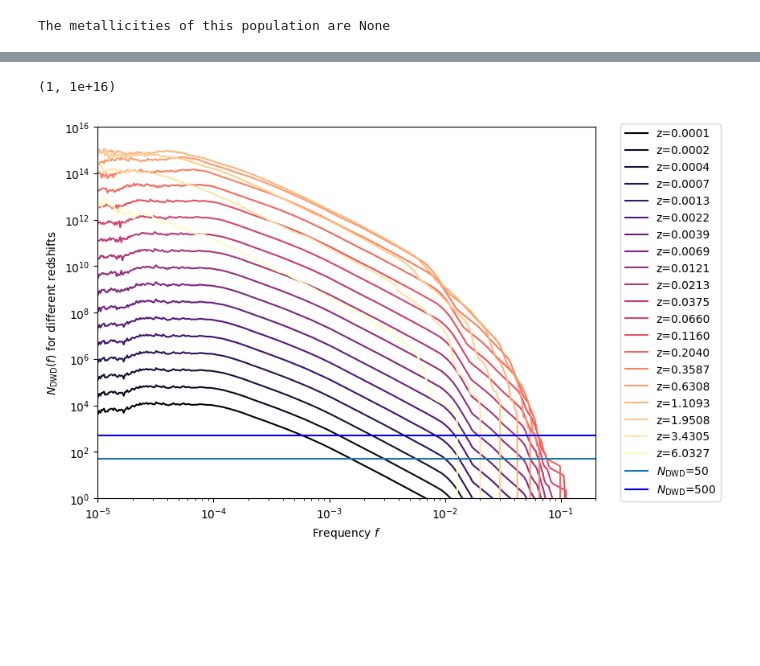
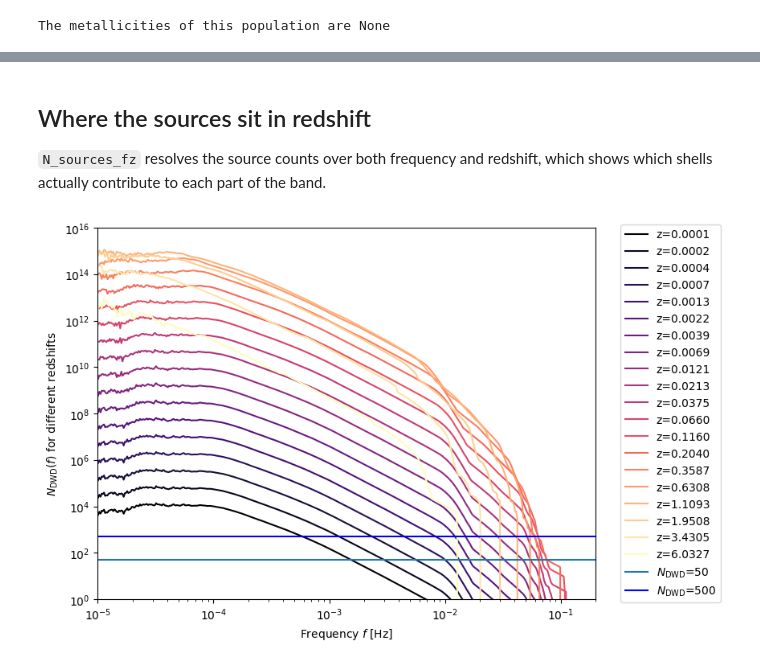
Before and after one commit to coen-rondeel/LISA_Astrophysical_Backgrounds, a Jupyter notebook: scripts/example_run.ipynb, the cells around one changed output, grey strips where cells are left out. Cells and saved outputs as stored; diff of their text form; code cells hidden in the pictures; blank space fills up the shorter version.

```diff
--- a/scripts/example_run.ipynb
+++ b/scripts/example_run.ipynb
@@ -4,6 +18,11 @@ This notebook performs an example run reproducing the background in \cite(Staele
 # %%
-from lisaastrophysicalbackgrounds.gravitational_wave_background import GravitationalWaveBackground
+import matplotlib.pyplot as plt
+import numpy as np
 
-gwb = GravitationalWaveBackground('config.yaml')
+from lisaastrophysicalbackgrounds.gravitational_wave_background import (
+    GravitationalWaveBackground,
+)
+
+gwb = GravitationalWaveBackground("../config.yaml")
 # %% [output]
 The metallicities of this population are None
@@ -54,25 +95,27 @@ plt.show()
+# %% [markdown]
+## Where the sources sit in redshift
+
+`N_sources_fz` resolves the source counts over both frequency and redshift, which shows
+which shells actually contribute to each part of the band.
 # %%
 num_syst_fz = gwb.N_sources_fz
 num_syst_fz = num_syst_fz.at[num_syst_fz < 0.5].set(0)
 z_vals = gwb.cosmology.z_vals
 
-cmap = plt.get_cmap('magma')
-import numpy as np
-colors = cmap(np.linspace(0, 1, len(z_vals)))
+colors = plt.get_cmap("magma")(np.linspace(0, 1, len(z_vals)))
 
-
-plt.figure(figsize=(8,6))
+plt.figure(figsize=(8, 6))
 for i, z in enumerate(z_vals):
-    plt.loglog(frequencies, num_syst_fz[:,i], label=f"z={z:.4f}", color=colors[i])
+    plt.loglog(frequencies, num_syst_fz[:, i], label=f"z={z:.4f}", color=colors[i])
 
 plt.axhline(5e1, label=r"$N_{\rm{DWD}}$=50")
-plt.axhline(5e2, label=r"$N_{\rm{DWD}}$=500", c='b')
+plt.axhline(5e2, label=r"$N_{\rm{DWD}}$=500", c="b")
 
-plt.legend(bbox_to_anchor=(1.05, 0.5), loc='center left', borderaxespad=0.)
-plt.xlabel(r"Frequency $f$")
+plt.legend(bbox_to_anchor=(1.05, 0.5), loc="center left", borderaxespad=0.0)
+plt.xlabel(r"Frequency $f$ [Hz]")
 plt.ylabel(r"$N_{\rm{DWD}}(f)$ for different redshifts")
 plt.xlim([1e-5, 2e-1])
 plt.ylim([1, 1e16])
+plt.show()
 # %% [output]
-(1, 1e+16)
-[figure, old version]
+[figure, new version]
```
Also changed, not shown: parts of 11 cells of this notebook, 7 other files.
